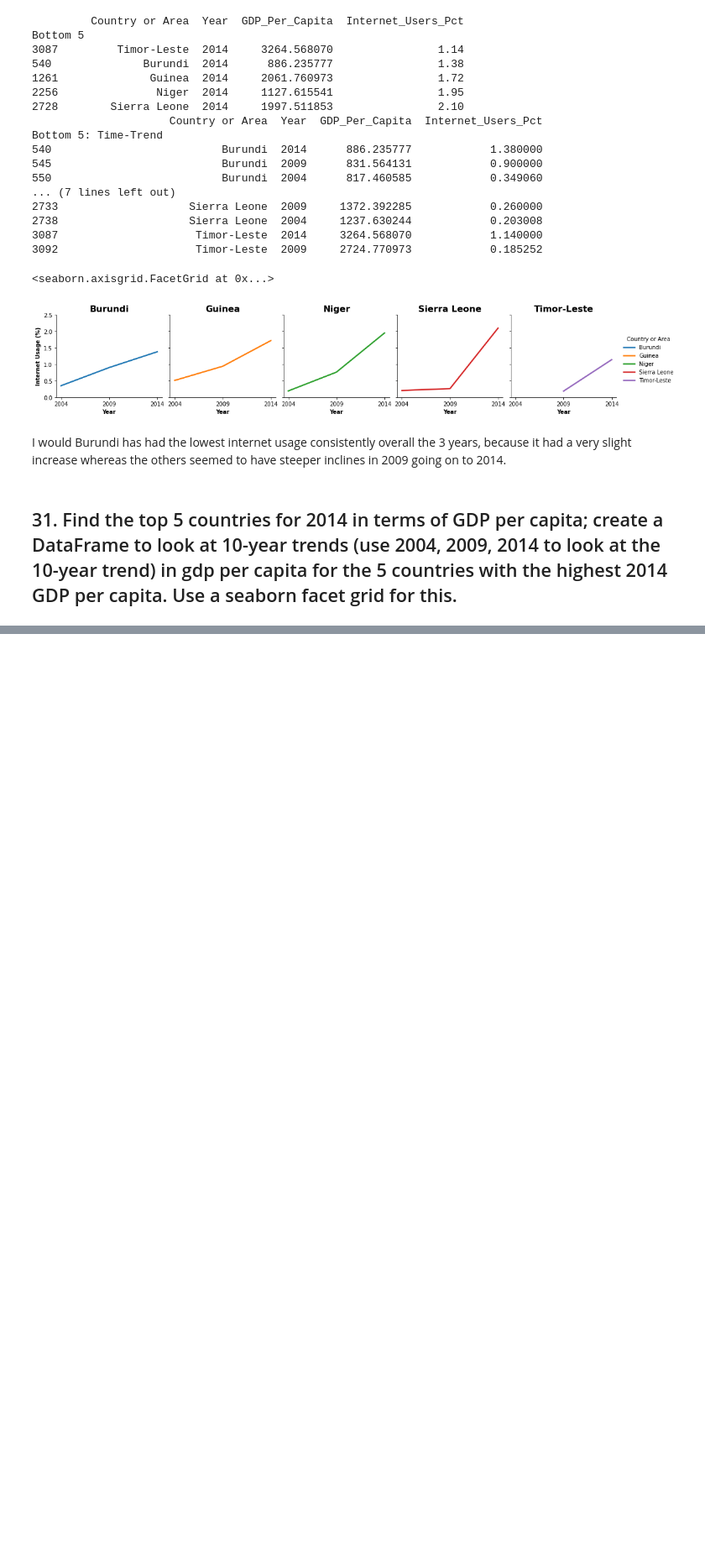
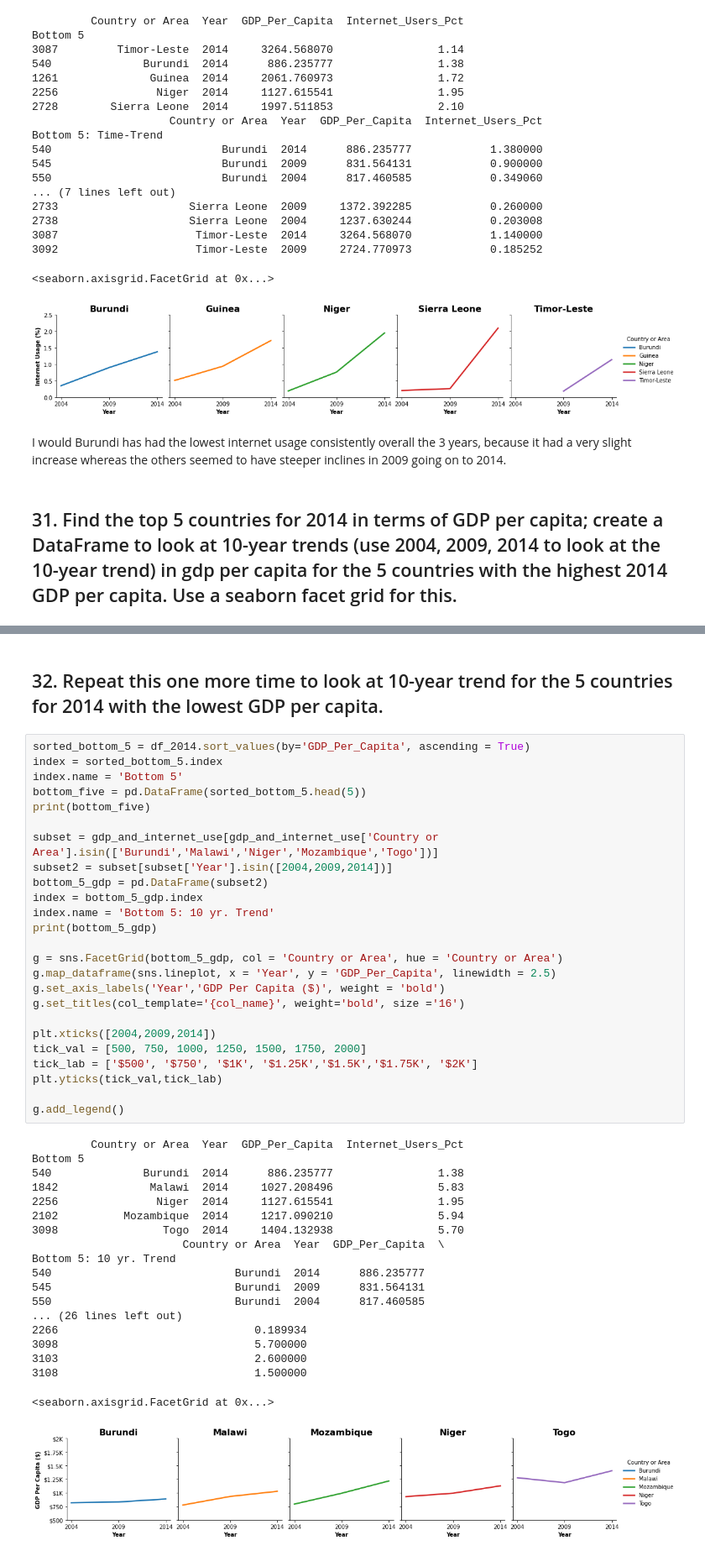
Before and after one commit to NSS-Data-Analytics-Cohort-7/gdp-and-internet-usage-HannahSolima, a Jupyter notebook: Notebook/UN Database Project.ipynb, the cells around one changed output, grey strips where cells are left out. Shown at 84% size. Saved outputs shown, nothing was run; the diff lists cells and outputs as text; blank space fills up the shorter version.

```diff
--- a/Notebook/UN Database Project.ipynb
+++ b/Notebook/UN Database Project.ipynb
@@ -606,0 +652,47 @@ I would Burundi has had the lowest internet usage consistently overall the 3 yea
+# %% [markdown]
+## 32. Repeat this one more time to look at 10-year trend for the 5 countries for 2014 with the lowest GDP per capita.
+# %%
+sorted_bottom_5 = df_2014.sort_values(by='GDP_Per_Capita', ascending = True)
+index = sorted_bottom_5.index
+index.name = 'Bottom 5'
+bottom_five = pd.DataFrame(sorted_bottom_5.head(5))
+print(bottom_five)
+
+subset = gdp_and_internet_use[gdp_and_internet_use['Country or Area'].isin(['Burundi','Malawi','Niger','Mozambique','Togo'])]
+subset2 = subset[subset['Year'].isin([2004,2009,2014])]
+bottom_5_gdp = pd.DataFrame(subset2)
+index = bottom_5_gdp.index
+index.name = 'Bottom 5: 10 yr. Trend'
+print(bottom_5_gdp)
+
+g = sns.FacetGrid(bottom_5_gdp, col = 'Country or Area', hue = 'Country or Area')
+g.map_dataframe(sns.lineplot, x = 'Year', y = 'GDP_Per_Capita', linewidth = 2.5)
+g.set_axis_labels('Year','GDP Per Capita ($)', weight = 'bold')
+g.set_titles(col_template='{col_name}', weight='bold', size ='16')
+
+plt.xticks([2004,2009,2014])
+tick_val = [500, 750, 1000, 1250, 1500, 1750, 2000]
+tick_lab = ['$500', '$750', '$1K', '$1.25K','$1.5K','$1.75K', '$2K']
+plt.yticks(tick_val,tick_lab)
+
+g.add_legend()
+# %% [output]
+         Country or Area  Year  GDP_Per_Capita  Internet_Users_Pct
+Bottom 5
+540              Burundi  2014      886.235777                1.38
+1842              Malawi  2014     1027.208496                5.83
+2256               Niger  2014     1127.615541                1.95
+2102          Mozambique  2014     1217.090210                5.94
+3098                Togo  2014     1404.132938                5.70
+                       Country or Area  Year  GDP_Per_Capita  \
+Bottom 5: 10 yr. Trend
+540                            Burundi  2014      886.235777
+545                            Burundi  2009      831.564131
+550                            Burundi  2004      817.460585
+... (26 lines left out)
+2266                              0.189934
+3098                              5.700000
+3103                              2.600000
+3108                              1.500000
+<seaborn.axisgrid.FacetGrid at 0x...>
+[figure, added]
```
Also changed, not shown: parts of 2 cells of this notebook.
